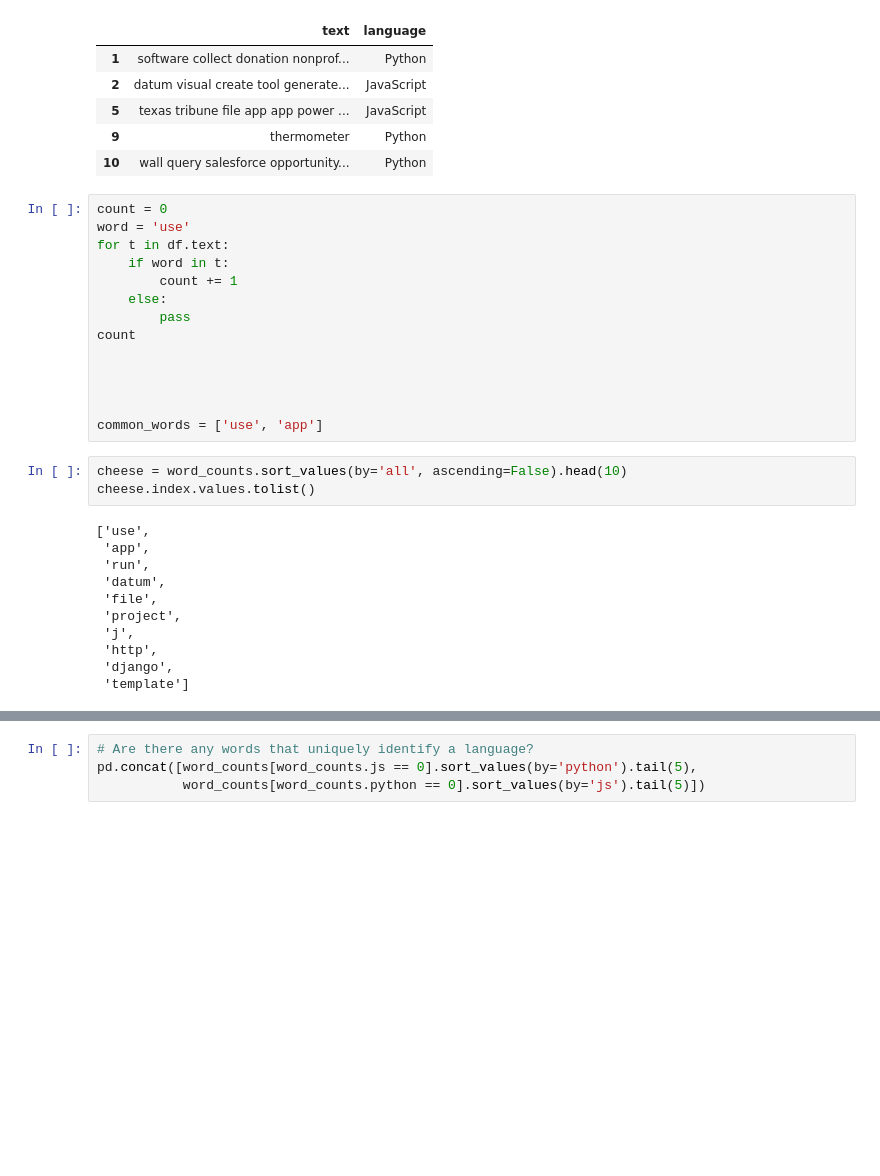
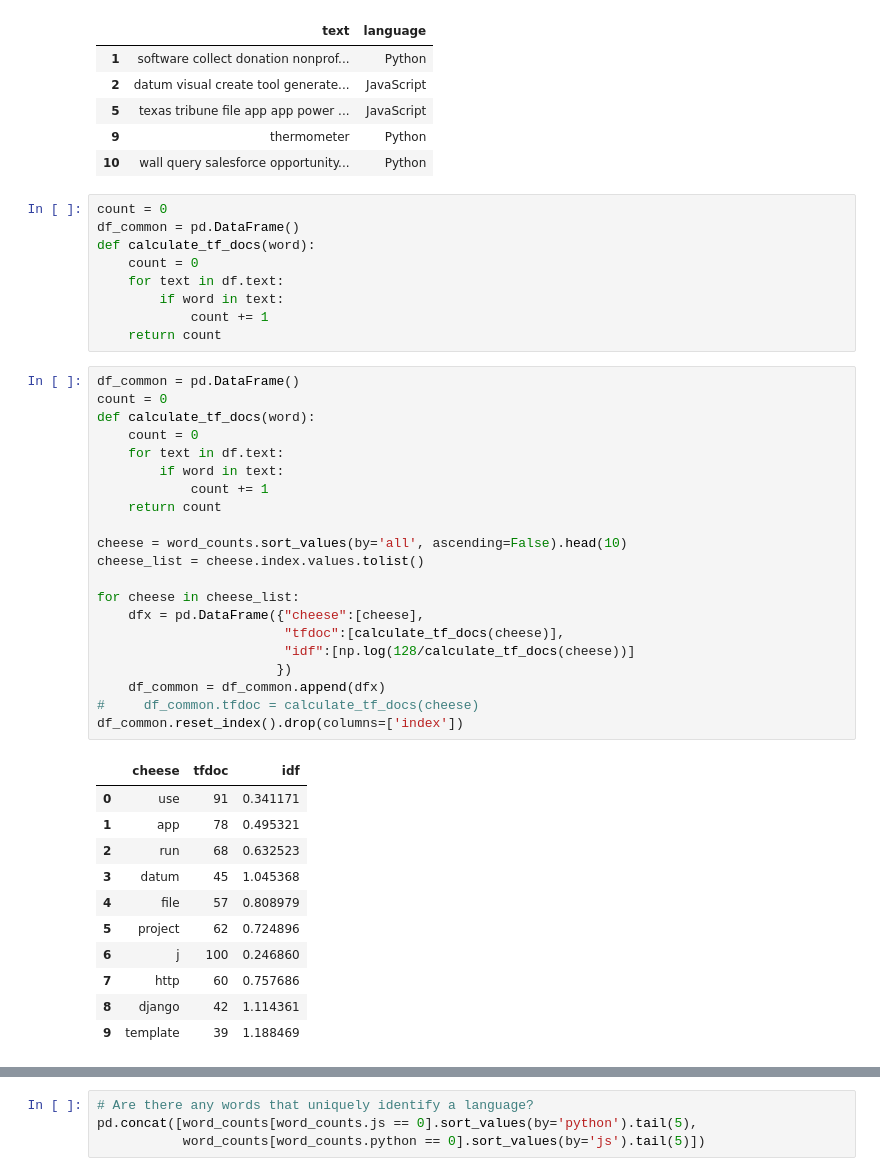
Before and after one commit to dd-jason-chad/nlp_project, a Jupyter notebook: dd-project.ipynb, the cells around one changed output, grey strips where cells are left out. Drawn from its saved outputs; the diff is of its cells as text; blank space fills up the shorter version.

```diff
--- a/dd-project.ipynb
+++ b/dd-project.ipynb
@@ -792,29 +791,43 @@ df.head()
 | 10 | wall query salesforce opportunity... | Python |
 # %%
 count = 0
-word = 'use'
-for t in df.text:
-    if word in t:
-        count += 1
-    else:
-        pass
-count
-
-
-
-
-common_words = ['use', 'app']
+df_common = pd.DataFrame()
+def calculate_tf_docs(word):
+    count = 0
+    for text in df.text:
+        if word in text:
+            count += 1
+    return count
-# %%
-cheese = word_counts.sort_values(by='all', ascending=False).head(10)
-cheese.index.values.tolist()
-# %% [output]
-['use',
- 'app',
- 'run',
- 'datum',
- 'file',
- 'project',
- 'j',
- 'http',
- 'django',
- 'template']
+# %%
+df_common = pd.DataFrame()
+count = 0
+def calculate_tf_docs(word):
+    count = 0
+    for text in df.text:
+        if word in text:
+            count += 1
+    return count
+
+cheese = word_counts.sort_values(by='all', ascending=False).head(10)
+cheese_list = cheese.index.values.tolist()
+
+for cheese in cheese_list:
+    dfx = pd.DataFrame({"cheese":[cheese],
+                        "tfdoc":[calculate_tf_docs(cheese)],
+                        "idf":[np.log(128/calculate_tf_docs(cheese))]
+                       })
+    df_common = df_common.append(dfx)
+#     df_common.tfdoc = calculate_tf_docs(cheese)
+df_common.reset_index().drop(columns=['index'])
+# %% [output]
+|  | cheese | tfdoc | idf |
+| 0 | use | 91 | 0.341171 |
+| 1 | app | 78 | 0.495321 |
+| 2 | run | 68 | 0.632523 |
+| 3 | datum | 45 | 1.045368 |
+| 4 | file | 57 | 0.808979 |
+| 5 | project | 62 | 0.724896 |
+| 6 | j | 100 | 0.246860 |
+| 7 | http | 60 | 0.757686 |
+| 8 | django | 42 | 1.114361 |
+| 9 | template | 39 | 1.188469 |
```
Also changed, not shown: parts of 31 cells of this notebook.
